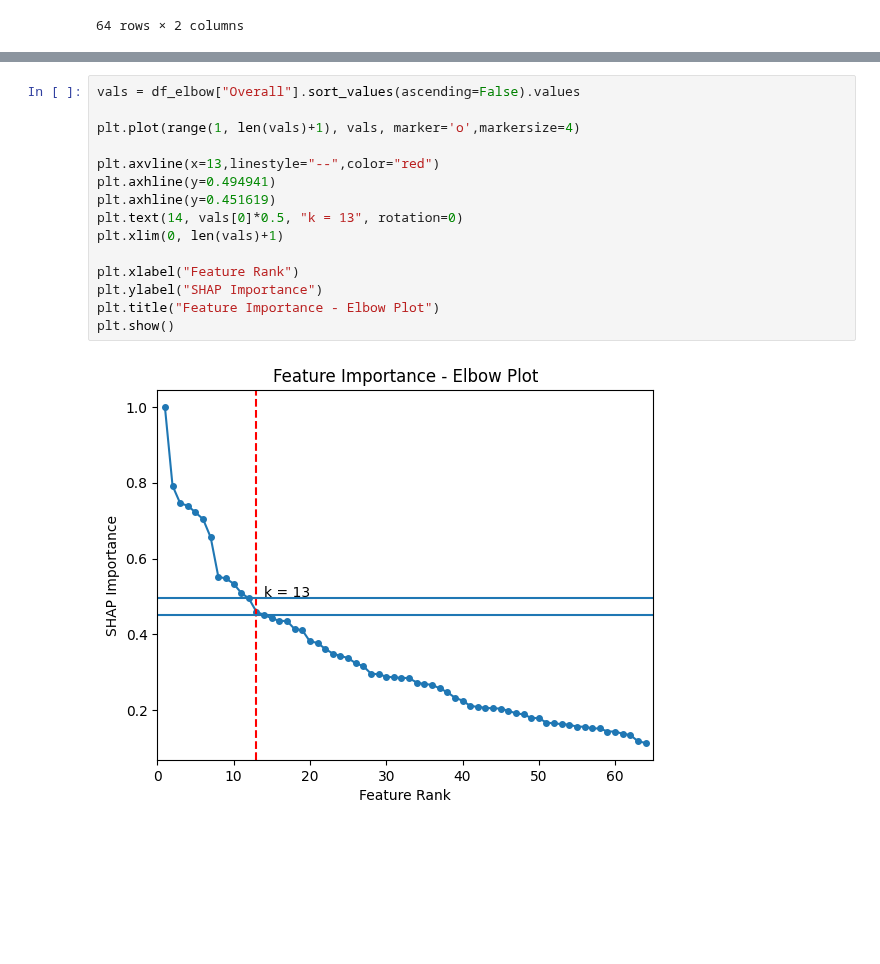
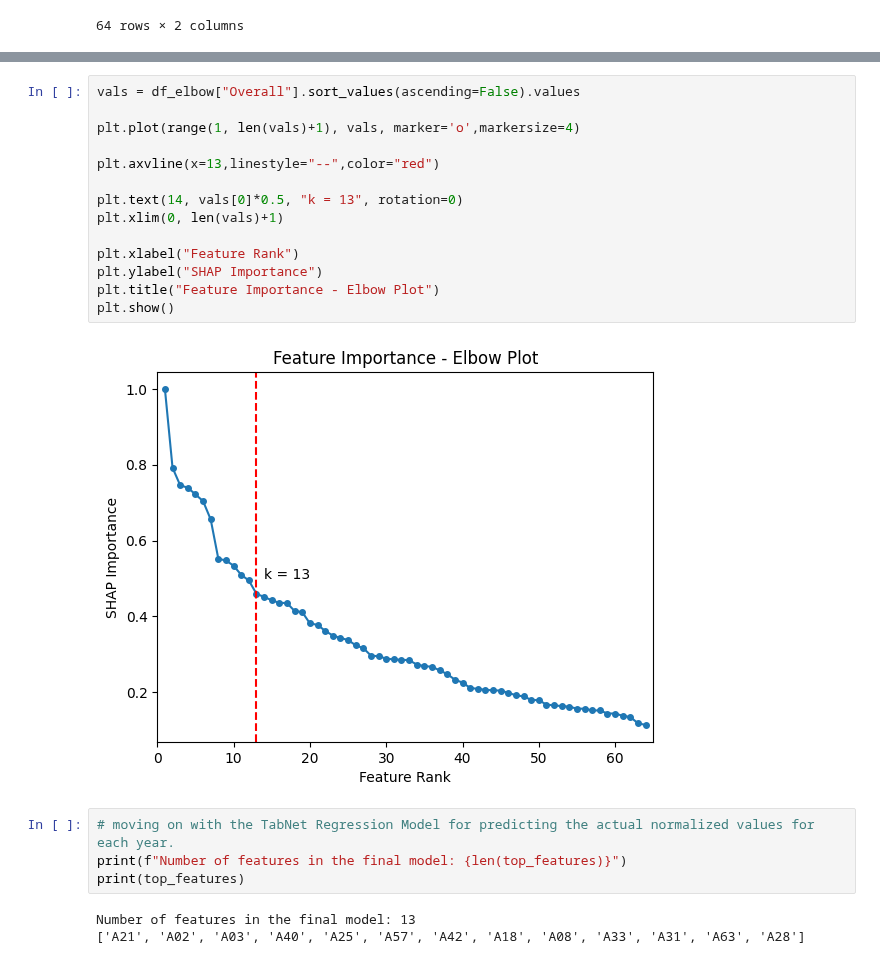
Before and after one commit to Amoreno73/wnv_embeddings, a Jupyter notebook: notebooks/shap-ranking.ipynb, the cells around one changed output, grey strips where cells are left out. Saved outputs shown, nothing was run; the diff lists cells and outputs as text; blank space fills up the shorter version.

```diff
--- a/notebooks/shap-ranking.ipynb
+++ b/notebooks/shap-ranking.ipynb
@@ -527,17 +519,23 @@ k = 13
 # %%
 vals = df_elbow["Overall"].sort_values(ascending=False).values
 
 plt.plot(range(1, len(vals)+1), vals, marker='o',markersize=4)
 
 plt.axvline(x=13,linestyle="--",color="red")
-plt.axhline(y=0.494941)
-plt.axhline(y=0.451619)
+
 plt.text(14, vals[0]*0.5, "k = 13", rotation=0)
 plt.xlim(0, len(vals)+1)
 
 plt.xlabel("Feature Rank")
 plt.ylabel("SHAP Importance")
 plt.title("Feature Importance - Elbow Plot")
 plt.show()
 # %% [output]
-[figure, old version]
+[figure, new version]
+# %%
+# moving on with the TabNet Regression Model for predicting the actual normalized values for each year.
+print(f"Number of features in the final model: {len(top_features)}")
+print(top_features)
+# %% [output]
+Number of features in the final model: 13
+['A21', 'A02', 'A03', 'A40', 'A25', 'A57', 'A42', 'A18', 'A08', 'A33', 'A31', 'A63', 'A28']
```
Also changed, not shown: parts of 9 cells of this notebook, 1 other file.
